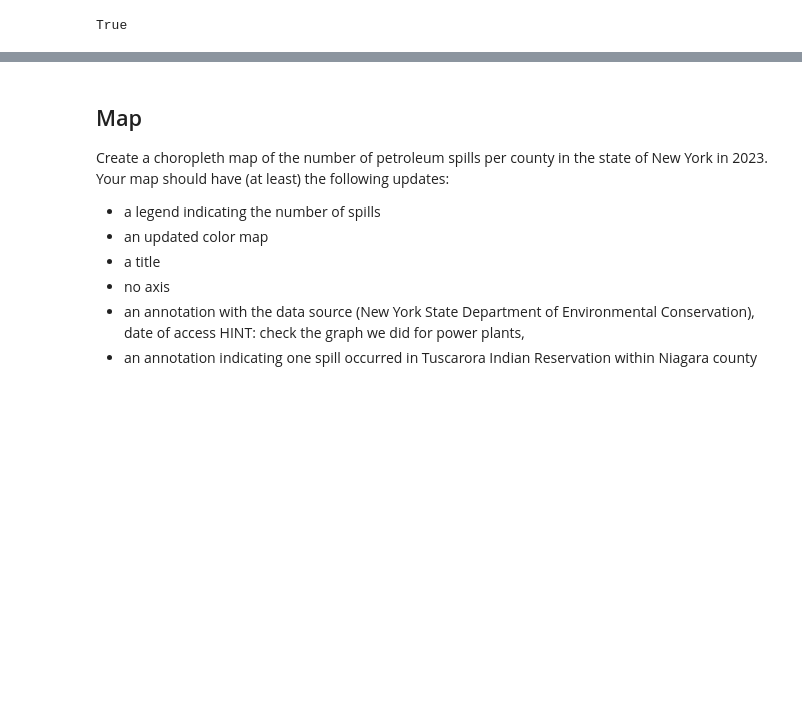
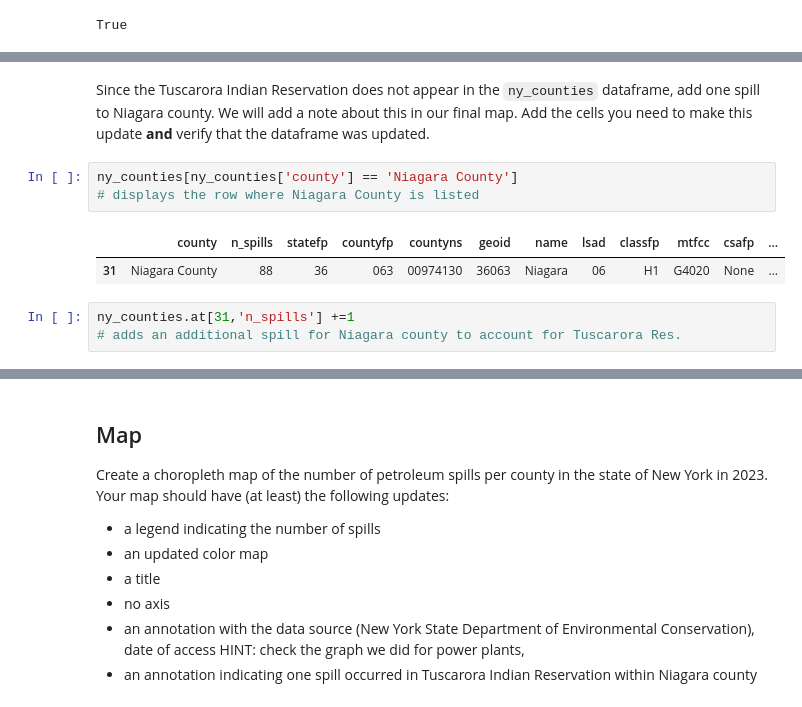
Before and after one commit to saingersoll/eds220-hwk-3, a Jupyter notebook: hwk3-task1-spills.ipynb, the cells around one changed output, grey strips where cells are left out. Cells and saved outputs as stored; diff of their text form; blank space fills up the shorter version.

```diff
--- a/hwk3-task1-spills.ipynb
+++ b/hwk3-task1-spills.ipynb
@@ -560,0 +537,9 @@ ny_counties
+# %% [markdown]
+Since the Tuscarora Indian Reservation does not appear in the `ny_counties` dataframe, add one spill to Niagara county. We will add a note about this in our final map. Add the cells you need to make this update **and** verify that the dataframe was updated.
+# %%
+ny_counties[ny_counties['county'] == 'Niagara County']                                        # displays the row where Niagara County is listed
+# %% [output]
+|  | county | n_spills | statefp | countyfp | countyns | geoid | name | lsad | classfp | mtfcc | csafp | ... |
+| 31 | Niagara County | 88 | 36 | 063 | 00974130 | 36063 | Niagara | 06 | H1 | G4020 | None | ... |
+# %%
+ny_counties.at[31,'n_spills'] +=1                                                             # adds an additional spill for Niagara county to account for Tuscarora Res.
```
Also changed, not shown: parts of 18 cells of this notebook.
